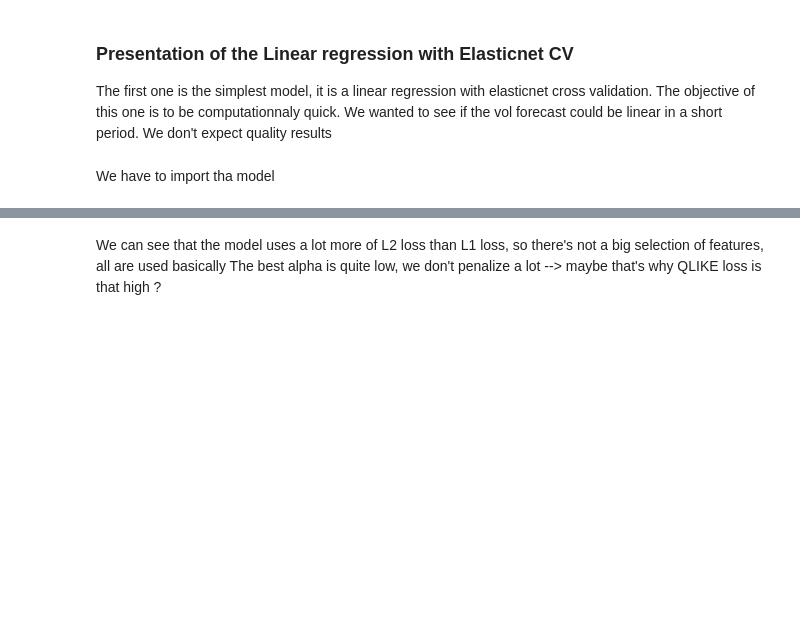
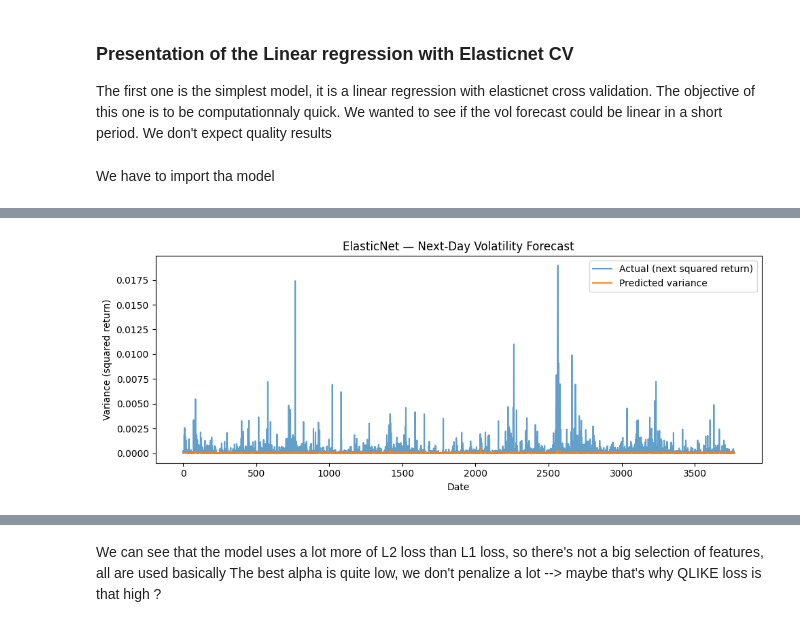
Before and after one commit to victorcamps70/volatility-forecast, a Jupyter notebook: notebooks/01_presentation_of_results.ipynb, the cells around one changed output, grey strips where cells are left out. Saved outputs shown, nothing was run; the diff lists cells and outputs as text; code cells hidden in the pictures; blank space fills up the shorter version.

```diff
--- a/notebooks/01_presentation_of_results.ipynb
+++ b/notebooks/01_presentation_of_results.ipynb
@@ -138,0 +192,12 @@ metrics_test
+# %%
+# fit on your chosen training span
+enet_model.fit(df.loc[: "2022-12-30"])
+
+# predict on the full dataset (builder has all the history it needs)
+yhat_all = enet_model.predict(df)
+
+# keep only what you care about
+y_pred = yhat_all.loc["2023-01-02":"2023-01-02"]
+
+metrics_enet = enet_model.evaluate(df.loc["2023-01-02":])
+metrics_enet
@@ -138,0 +233,11 @@ metrics_test
+# %%
+target_enet, pred_enet = plot_and_save_volatility_forecast(
+    df,
+    enet_model,
+    log_return_col="log_return_AAPL",
+    title="ElasticNet — Next-Day Volatility Forecast",
+    save=False,
+    show=True
+)
+# %% [output]
+[figure, added]
```
Also changed, not shown: parts of 20 cells of this notebook, 9 other files.
